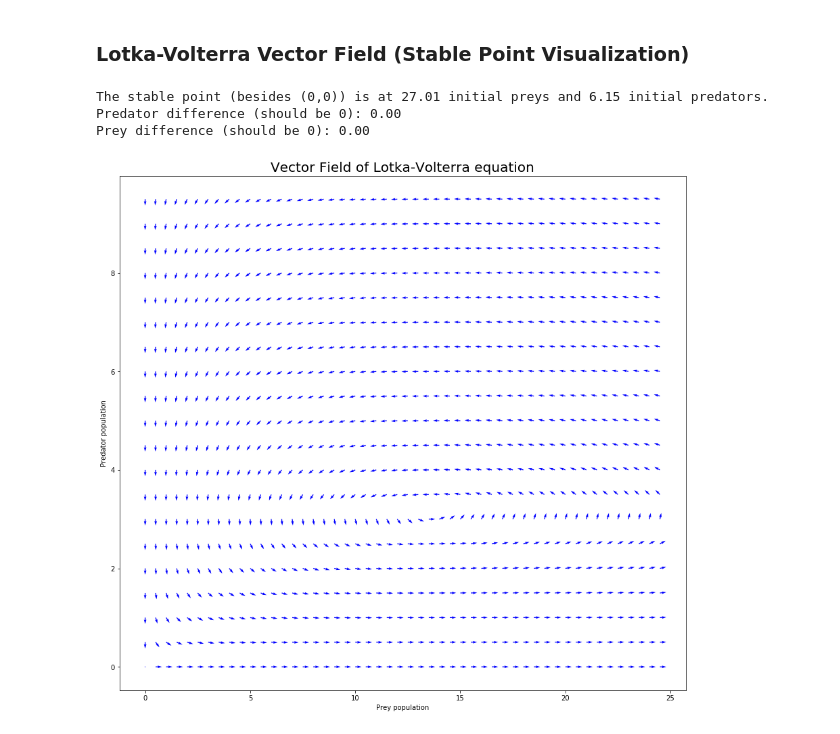
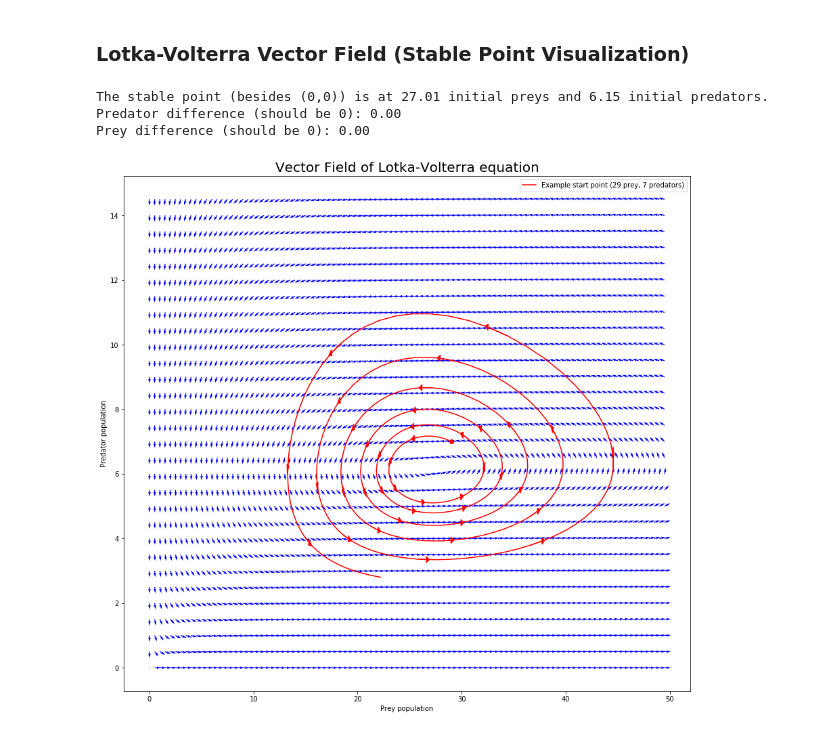
Before and after one commit to LvZut/Modeling-wolf-population-in-the-Netherlands, a Jupyter notebook: Lotka-Volterra test.ipynb, the cells around one changed output. Drawn from its saved outputs; the diff is of its cells as text; code cells hidden in the pictures.

Commit message:
Werkt + example line graph
Stabiele punt blijft goed liggen en er wordt een voorbeeld weergegeven voor een begin populatie

```diff
--- a/Lotka-Volterra test.ipynb
+++ b/Lotka-Volterra test.ipynb
@@ -113,41 +113,71 @@ beta3 = 48.6/365.25 # Death rate prey
 gamma3 = 25/26 # Death rate predator
 delta3 = 0.0356 # Grow rate predator
 
-max_prey = 25 # Maximum begin population of prey
-max_pred = 10 # Maximum begin population of predators
+max_prey = 50 # Maximum begin population of prey
+max_pred = 15 # Maximum begin population of predators
 
 arrow_density = 2 # number of arrows per 1 unit
+
+# Make a sample starting point
+sample_pred = 7
+sample_prey = 29
+sample_length = 400
+sample_step = 0.1
+arrows = True
+arrow_distance = 10
 # %%
 X, Y = np.meshgrid(np.arange(0, max_prey, 1/arrow_density), np.arange(0, max_pred, 1/arrow_density))
 
 stable_pred = alpha3 / beta3 # Stable initial population of predators
 stable_prey = gamma3 / delta3 # Stable initial population of prey
 print('The stable point (besides (0,0)) is at %.2f initial preys and %.2f initial predators.' % (stable_prey, stable_pred))
 
 # Check stability in formulas
 print('Predator difference (should be 0): %.2f' % pred_eq(gamma3, delta3, stable_pred, stable_prey, 1))
 print('Prey difference (should be 0): %.2f' % prey1_eq(alpha3, beta3, stable_pred, stable_prey, 1))
 
 U = np.zeros(X.shape)
 V = np.zeros(X.shape)
 
 for r in range(max_prey * arrow_density):
     for c in range(max_pred * arrow_density):
-        U[c][r] = prey1_eq(alpha3, beta3, c, r, 1) / arrow_density
-        V[c][r] = pred_eq(gamma3, delta3, c, r, 1) / arrow_density
+        U[c][r] = prey1_eq(alpha3, beta3, c/arrow_density, r/arrow_density, 1)
+        V[c][r] = pred_eq(gamma3, delta3, c/arrow_density, r/arrow_density, 1)
         norm = np.sqrt((U[c][r])**2 + (V[c][r])**2)
         if norm != 0:
             U[c][r] = U[c][r] / norm
             V[c][r] = V[c][r] / norm
 
+s_prey = [sample_prey]
+s_pred = [sample_pred]
+for t in range(sample_length):
+    cur_prey = s_prey[-1]
+    cur_pred = s_pred[-1]
+    s_prey.append(cur_prey + prey1_eq(alpha3, beta3, cur_pred, cur_prey, sample_step))
+    s_pred.append(cur_pred + pred_eq(gamma3, delta3, cur_pred, cur_prey, sample_step))
+
 plt.figure(figsize=(15,14))
 plt.quiver(X, Y, U, V, scale=90, width=0.0015, color='b') # bigger scale is smaller arrows
+
+# Draw the sample line
+plt.plot(s_prey, s_pred, 'r-')
+
+# Draw starting point as a dot
+plt.plot(sample_prey, sample_pred, 'ro')
+
+# Draw arrows in line
+if arrows:
+    for i in range(9, sample_length, arrow_distance):
+        if i+1 < sample_length:
+            plt.arrow(s_prey[i], s_pred[i], s_prey[i+1]-s_prey[i], s_pred[i+1]-s_pred[i], color='r', head_width=0.2)
+
+plt.legend(["Example start point (%d prey, %d predators)" % (sample_prey, sample_pred)])
 plt.ylabel('Predator population')
 plt.xlabel('Prey population')
 plt.title('Vector Field of Lotka-Volterra equation', fontsize=20)
 plt.show()
 # %% [output]
 The stable point (besides (0,0)) is at 27.01 initial preys and 6.15 initial predators.
 Predator difference (should be 0): 0.00
 Prey difference (should be 0): 0.00
-[figure, old version]
+[figure, new version]
```
